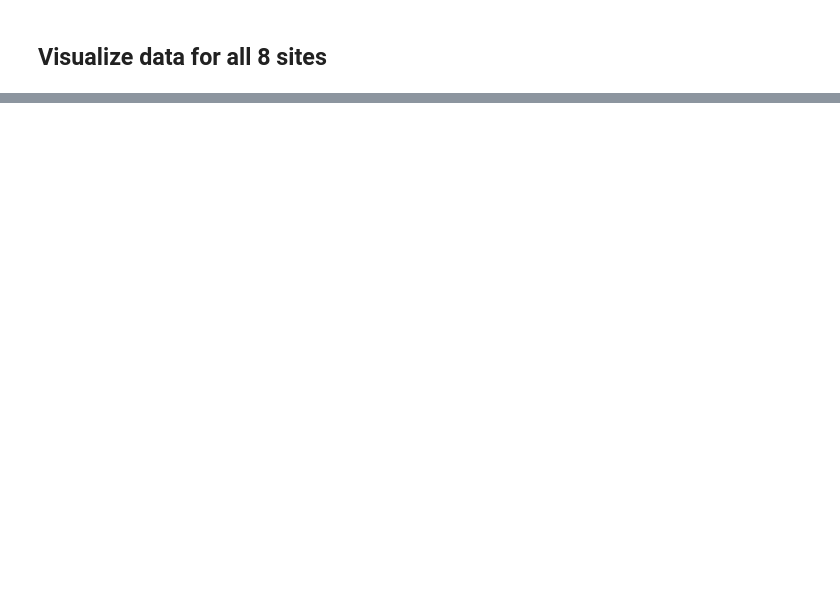
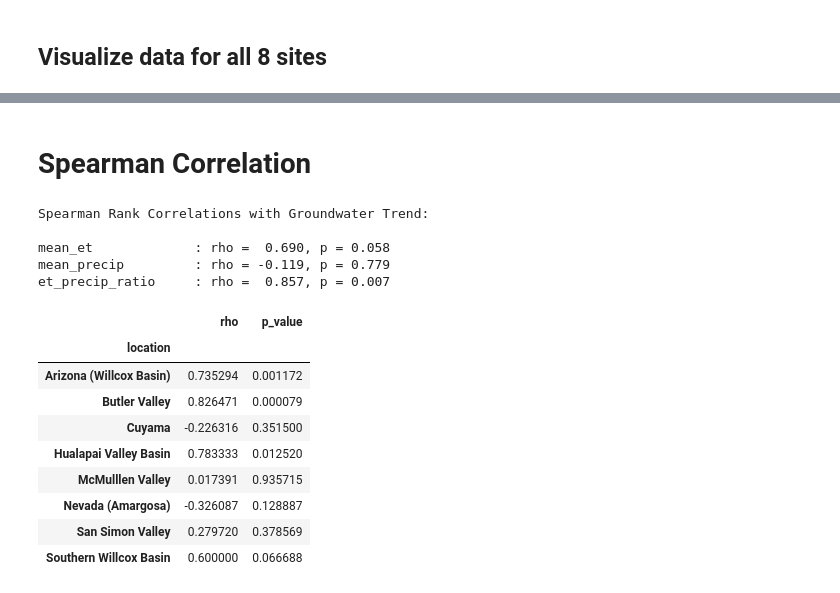
Before and after one commit to meds-AridGW/GW-depth-data-exploration, a Jupyter notebook: precipitation.ipynb, the cells around one changed output, grey strips where cells are left out. Cells and saved outputs as stored; diff of their text form; code cells hidden in the pictures; blank space fills up the shorter version.

```diff
--- a/precipitation.ipynb
+++ b/precipitation.ipynb
@@ -323,0 +231,40 @@ plt.show()
+# %% [markdown]
+# Spearman Correlation
+# %%
+# Variables to test against gw_trend
+variables = ['mean_et', 'mean_precip', 'et_precip_ratio']
+
+print("Spearman Rank Correlations with Groundwater Trend:\n")
+for var in variables:
+    rho, p_value = spearmanr(site_summary['gw_trend_m_per_yr'],
+                             site_summary[var])
+    print(f"{var:20s}: rho = {rho:6.3f}, p = {p_value:.3f}")
+# %% [output]
+Spearman Rank Correlations with Groundwater Trend:
+
+mean_et             : rho =  0.690, p = 0.058
+mean_precip         : rho = -0.119, p = 0.779
+et_precip_ratio     : rho =  0.857, p = 0.007
+# %%
+def calc_spearman_per_site(group):
+    g = group.dropna(subset=["WaterLevel_m", "mean_ET_mm_yr"])
+    if len(g) < 3:
+        return pd.Series({'rho': np.nan, 'p_value': np.nan})
+
+    rho, p = spearmanr(g["WaterLevel_m"], g["mean_ET_mm_yr"])
+    return pd.Series({'rho': rho, 'p_value': p})
+
+site_correlations = df.groupby("location").apply(calc_spearman_per_site)
+
+site_correlations
+# %% [output]
+|  | rho | p_value |
+| location |  |  |
+| Arizona (Willcox Basin) | 0.735294 | 0.001172 |
+| Butler Valley | 0.826471 | 0.000079 |
+| Cuyama | -0.226316 | 0.351500 |
+| Hualapai Valley Basin | 0.783333 | 0.012520 |
+| McMulllen Valley | 0.017391 | 0.935715 |
+| Nevada (Amargosa) | -0.326087 | 0.128887 |
+| San Simon Valley | 0.279720 | 0.378569 |
+| Southern Willcox Basin | 0.600000 | 0.066688 |
```
Also changed, not shown: parts of 10 cells of this notebook, 1 other file.
